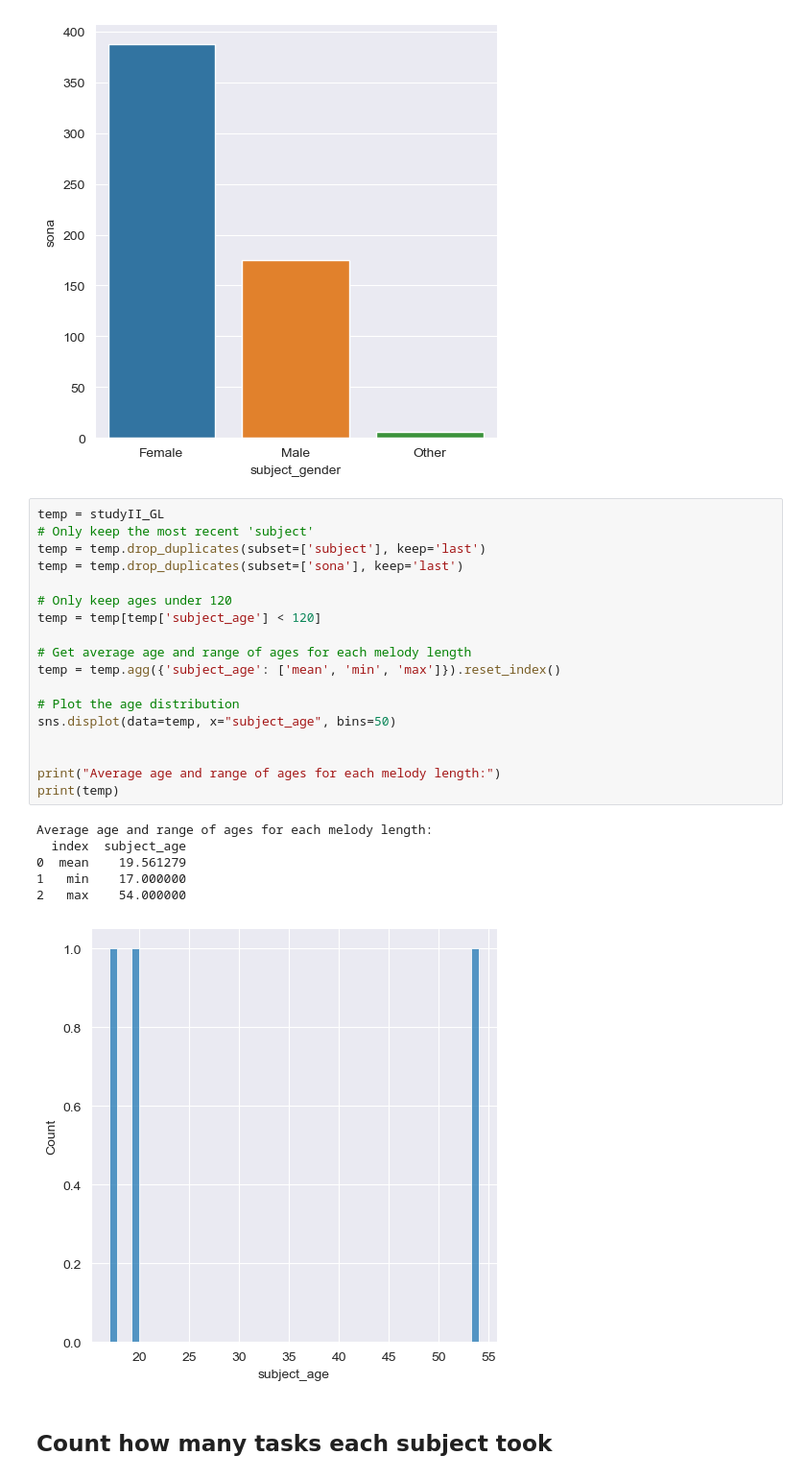
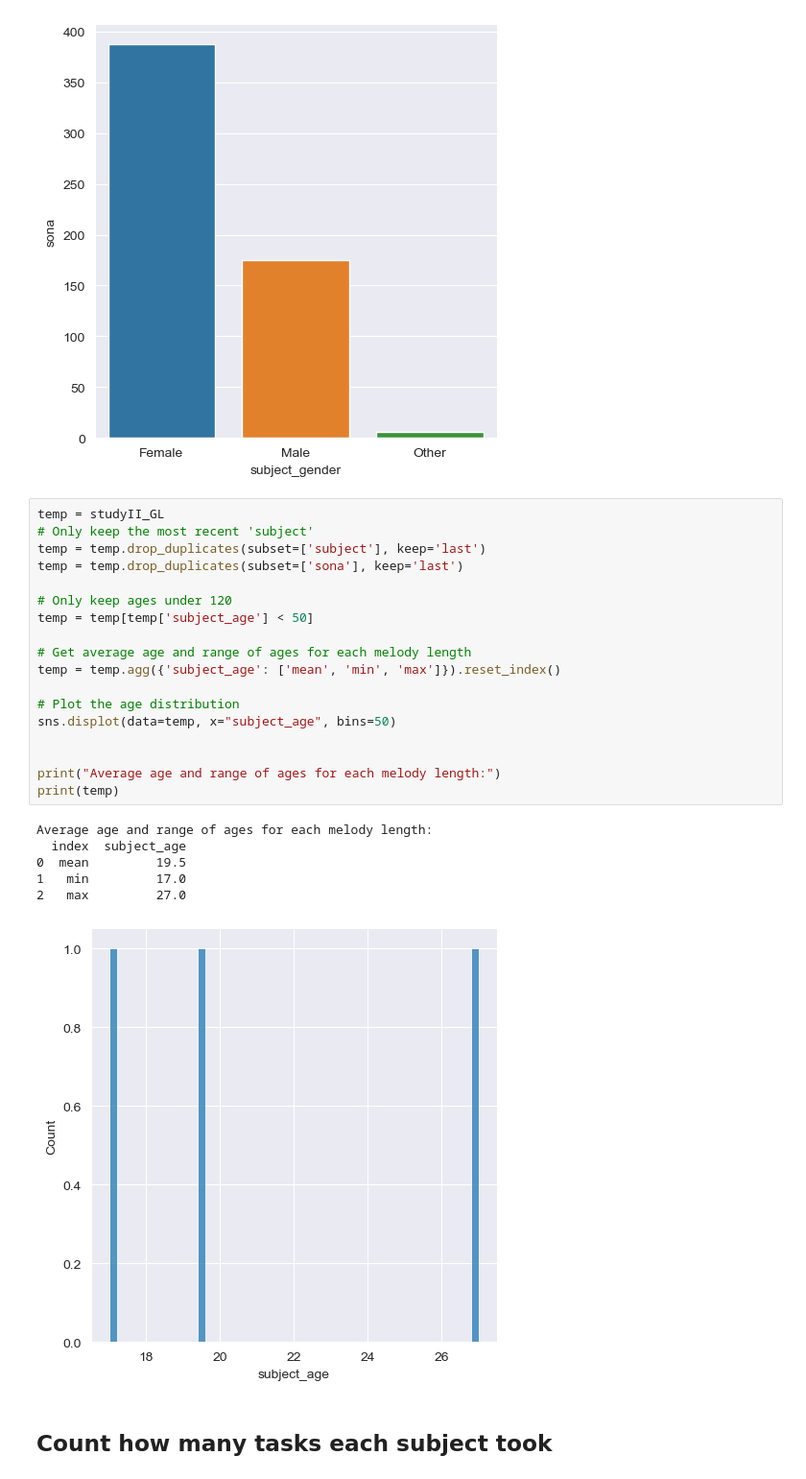
Before and after one commit to MichaelSel/set_membership_paper, a Jupyter notebook: 2b. Meta-Data Study II.ipynb, the cells around one changed output. Shown at 96% size. Saved outputs shown, nothing was run; the diff lists cells and outputs as text.

```diff
--- a/2b. Meta-Data Study II.ipynb
+++ b/2b. Meta-Data Study II.ipynb
@@ -38,28 +38,28 @@ print(temp[['sona','subject_gender']])
 # %%
 temp = studyII_GL
 # Only keep the most recent 'subject'
 temp = temp.drop_duplicates(subset=['subject'], keep='last')
 temp = temp.drop_duplicates(subset=['sona'], keep='last')
 
 # Only keep ages under 120
-temp = temp[temp['subject_age'] < 120]
+temp = temp[temp['subject_age'] < 50]
 
 # Get average age and range of ages for each melody length
 temp = temp.agg({'subject_age': ['mean', 'min', 'max']}).reset_index()
 
 # Plot the age distribution
 sns.displot(data=temp, x="subject_age", bins=50)
 
 
 print("Average age and range of ages for each melody length:")
 print(temp)
 # %% [output]
 Average age and range of ages for each melody length:
   index  subject_age
-0  mean    19.561279
-1   min    17.000000
-2   max    54.000000
+0  mean         19.5
+1   min         17.0
+2   max         27.0
-[figure, old version]
+[figure, new version]
 # %% [markdown]
 ## Count how many tasks each subject took
 # %%
```
Also changed, not shown: 2 other files.
